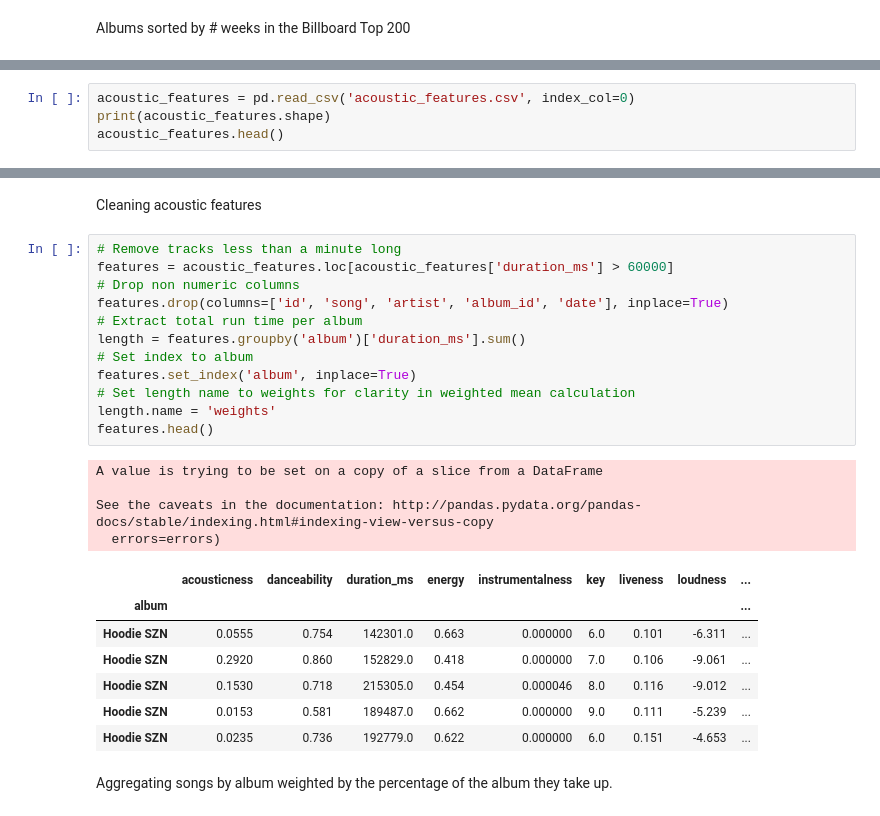
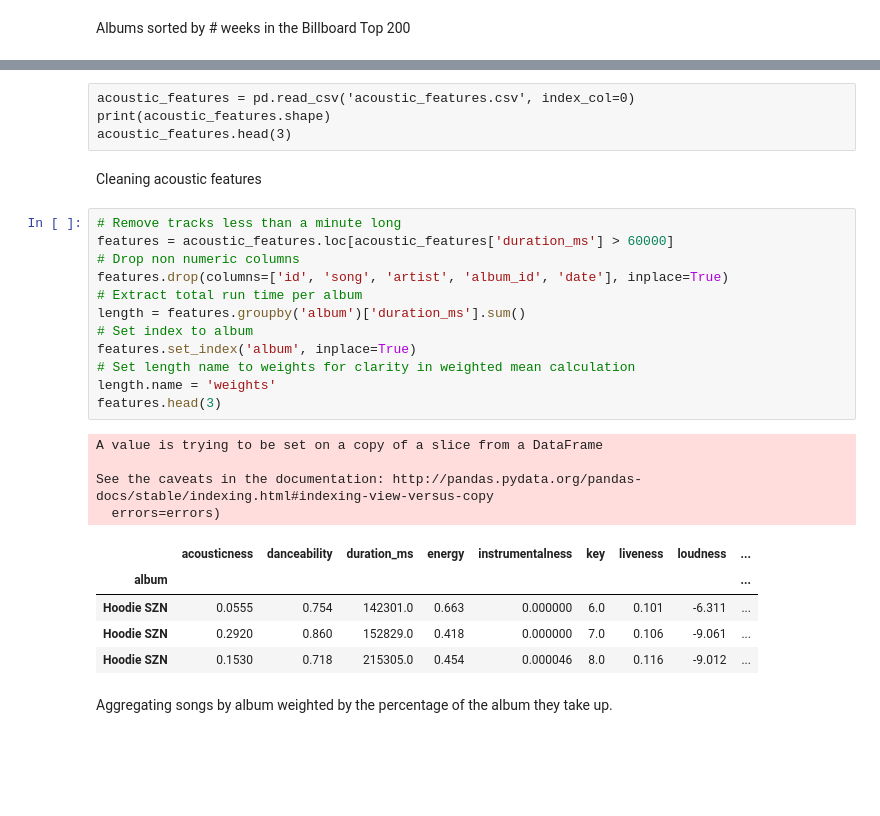
Before and after one commit to shaiyon/Spotify-Analysis, a Jupyter notebook: Exploratory Data Analysis.ipynb, the cells around one changed output, grey strips where cells are left out. Saved outputs shown, nothing was run; the diff lists cells and outputs as text; blank space fills up the shorter version.

```diff
--- a/Exploratory Data Analysis.ipynb
+++ b/Exploratory Data Analysis.ipynb
@@ -44,5 +42 @@ Night Visions                            327
 Name: rank, dtype: int64
-# %%
-acoustic_features = pd.read_csv('acoustic_features.csv', index_col=0)
-print(acoustic_features.shape)
-acoustic_features.head()
@@ -58,29 +43,31 @@ acoustic_features.head()
+# %% [raw]
+acoustic_features = pd.read_csv('acoustic_features.csv', index_col=0)
+print(acoustic_features.shape)
+acoustic_features.head(3)
 # %% [markdown]
 Cleaning acoustic features
 # %%
 # Remove tracks less than a minute long
 features = acoustic_features.loc[acoustic_features['duration_ms'] > 60000]
 # Drop non numeric columns
 features.drop(columns=['id', 'song', 'artist', 'album_id', 'date'], inplace=True)
 # Extract total run time per album
 length = features.groupby('album')['duration_ms'].sum()
 # Set index to album
 features.set_index('album', inplace=True)
 # Set length name to weights for clarity in weighted mean calculation
 length.name = 'weights'
-features.head()
+features.head(3)
 # %% [output]
 A value is trying to be set on a copy of a slice from a DataFrame
 
 See the caveats in the documentation: http://pandas.pydata.org/pandas-docs/stable/indexing.html#indexing-view-versus-copy
   errors=errors)
 |  | acousticness | danceability | duration_ms | energy | instrumentalness | key | liveness | loudness | ... |
 | album |  |  |  |  |  |  |  |  | ... |
 | Hoodie SZN | 0.0555 | 0.754 | 142301.0 | 0.663 | 0.000000 | 6.0 | 0.101 | -6.311 | ... |
 | Hoodie SZN | 0.2920 | 0.860 | 152829.0 | 0.418 | 0.000000 | 7.0 | 0.106 | -9.061 | ... |
 | Hoodie SZN | 0.1530 | 0.718 | 215305.0 | 0.454 | 0.000046 | 8.0 | 0.116 | -9.012 | ... |
-| Hoodie SZN | 0.0153 | 0.581 | 189487.0 | 0.662 | 0.000000 | 9.0 | 0.111 | -5.239 | ... |
-| Hoodie SZN | 0.0235 | 0.736 | 192779.0 | 0.622 | 0.000000 | 6.0 | 0.151 | -4.653 | ... |
 # %% [markdown]
 Aggregating songs by album weighted by the percentage of the album they take up.
 # %%
```
Also changed, not shown: parts of 9 cells of this notebook.
